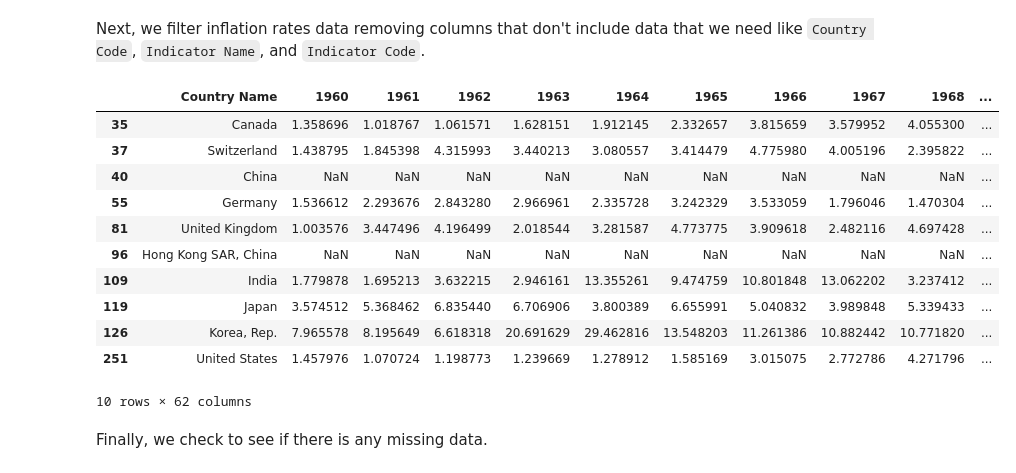
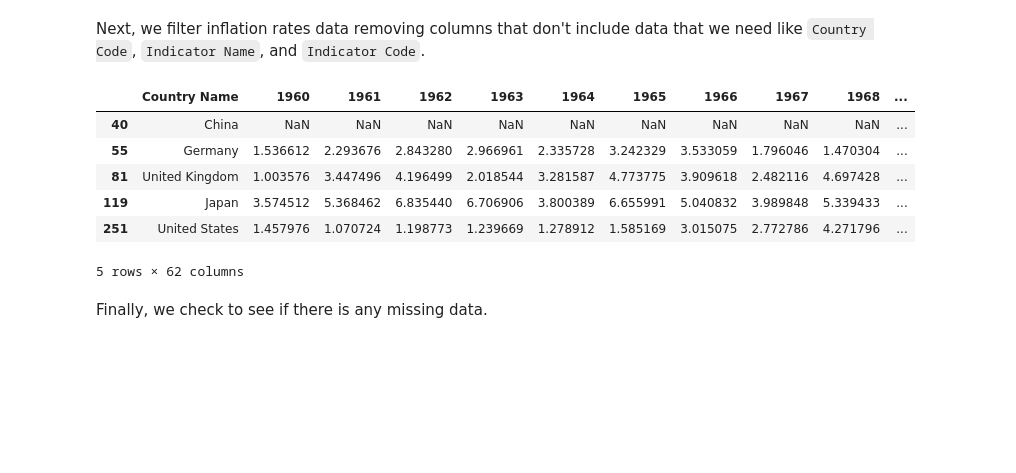
Before and after one commit to thudsonbu/ds-project-1, a Jupyter notebook: project-2.ipynb, the cells around one changed output. Drawn from its saved outputs; the diff is of its cells as text; code cells hidden in the pictures; blank space fills up the shorter version.

```diff
--- a/project-2.ipynb
+++ b/project-2.ipynb
@@ -102,25 +133,20 @@ inflation_rates.head()
 # %% [markdown]
 Next, we filter inflation rates data removing columns that don't include data that we need like `Country Code`, `Indicator Name`, and `Indicator Code`.
 # %%
-country_list = ['United States','India','United Kingdom','Germany','Canada','Hong Kong SAR, China','Korea, Rep.','Japan','China','Switzerland']
+country_list = ['United States','United Kingdom','Germany', 'Japan','China' ]
 
 filtered_inflation_rates = inflation_rates[ inflation_rates['Country Name'].isin(country_list) ]
 
-ir = filtered_inflation_rates.drop(columns=['Country Code', 'Indicator Name', 'Indicator Code'])
+ir = filtered_inflation_rates.drop( columns=['Country Code', 'Indicator Name', 'Indicator Code'] )
 
-ir
+ir.head()
 # %% [output]
 |  | Country Name | 1960 | 1961 | 1962 | 1963 | 1964 | 1965 | 1966 | 1967 | 1968 | ... |
-| 35 | Canada | 1.358696 | 1.018767 | 1.061571 | 1.628151 | 1.912145 | 2.332657 | 3.815659 | 3.579952 | 4.055300 | ... |
-| 37 | Switzerland | 1.438795 | 1.845398 | 4.315993 | 3.440213 | 3.080557 | 3.414479 | 4.775980 | 4.005196 | 2.395822 | ... |
 | 40 | China | NaN | NaN | NaN | NaN | NaN | NaN | NaN | NaN | NaN | ... |
 | 55 | Germany | 1.536612 | 2.293676 | 2.843280 | 2.966961 | 2.335728 | 3.242329 | 3.533059 | 1.796046 | 1.470304 | ... |
 | 81 | United Kingdom | 1.003576 | 3.447496 | 4.196499 | 2.018544 | 3.281587 | 4.773775 | 3.909618 | 2.482116 | 4.697428 | ... |
-| 96 | Hong Kong SAR, China | NaN | NaN | NaN | NaN | NaN | NaN | NaN | NaN | NaN | ... |
-| 109 | India | 1.779878 | 1.695213 | 3.632215 | 2.946161 | 13.355261 | 9.474759 | 10.801848 | 13.062202 | 3.237412 | ... |
 | 119 | Japan | 3.574512 | 5.368462 | 6.835440 | 6.706906 | 3.800389 | 6.655991 | 5.040832 | 3.989848 | 5.339433 | ... |
-| 126 | Korea, Rep. | 7.965578 | 8.195649 | 6.618318 | 20.691629 | 29.462816 | 13.548203 | 11.261386 | 10.882442 | 10.771820 | ... |
 | 251 | United States | 1.457976 | 1.070724 | 1.198773 | 1.239669 | 1.278912 | 1.585169 | 3.015075 | 2.772786 | 4.271796 | ... |
-10 rows × 62 columns
+5 rows × 62 columns
 # %% [markdown]
 Finally, we check to see if there is any missing data.
```
Also changed, not shown: parts of 59 cells of this notebook, 1 other file.
